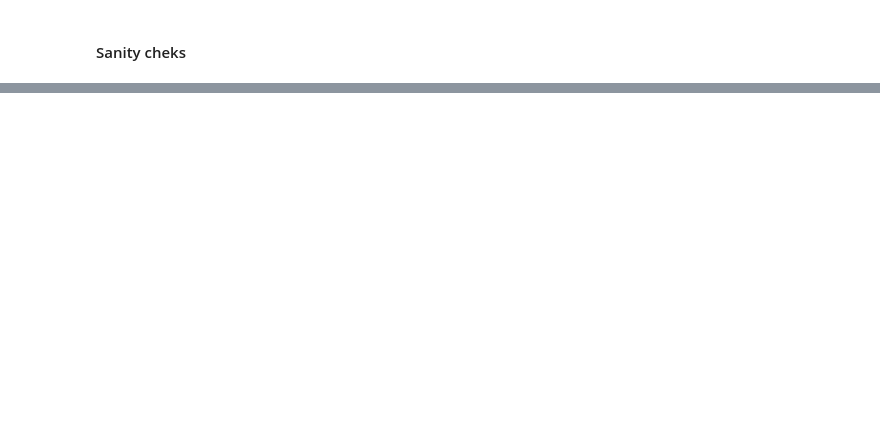
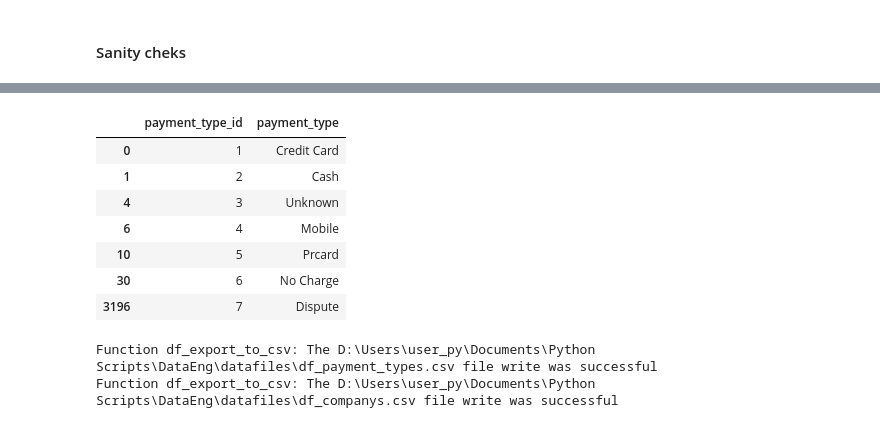
Before and after one commit to Jozsi-datEng/pyscripts, a Jupyter notebook: 06_eda_taxi_data_w8.ipynb, the cells around one changed output, grey strips where cells are left out. Cells and saved outputs as stored; diff of their text form; code cells hidden in the pictures; blank space fills up the shorter version.

```diff
--- a/06_eda_taxi_data_w8.ipynb
+++ b/06_eda_taxi_data_w8.ipynb
@@ -157,0 +313,53 @@ df_taxi_data.nlargest(5, "fare")
+# %%
+# First test
+# create sorted unique extract
+df_payment_types = df_taxi_data['payment_type'].drop_duplicates()
+df_payment_types.sort_values(ignore_index=True)
+
+# create dim table
+df_payment_types = pd.DataFrame(
+    {
+        'payment_type_id': range(1, len(df_payment_types)+1), # create range for ID
+        'payment_type': df_payment_types
+
+    }
+)
+
+df_payment_types
+# %% [output]
+|  | payment_type_id | payment_type |
+| 0 | 1 | Credit Card |
+| 1 | 2 | Cash |
+| 4 | 3 | Unknown |
+| 6 | 4 | Mobile |
+| 10 | 5 | Prcard |
+| 30 | 6 | No Charge |
+| 3196 | 7 | Dispute |
+# %%
+# define column & dim table names to generate
+ls_dim_names = [
+        ['payment_type', 'df_payment_types'],
+        ['company', 'df_companys']
+    ]
+
+# craete dim tables
+for ls_dim_names_row in ls_dim_names:
+    # generate unique extracts
+    df_dim_tmp = df_taxi_data[ls_dim_names_row[0]].drop_duplicates()
+    df_dim_tmp = df_dim_tmp.sort_values(ignore_index=True)
+
+    # create dim table
+    df_dim_tmp = pd.DataFrame(
+        {
+            f'{ls_dim_names_row[0]}_id': range(1, len(df_dim_tmp)+1), # create range for ID
+            ls_dim_names_row[0]: df_dim_tmp
+
+        }
+    )
+    # rename dataFrame
+    globals()[ls_dim_names_row[1]] = df_dim_tmp
+    s_path_dim = s_path_sep.join([s_base_path, s_dir_data, ls_dim_names_row[1]+'.csv'])
+    df_export_to_csv(df_dim_tmp, s_path_dim, s_dir_data)
+# %% [output]
+Function df_export_to_csv: The D:\Users\user_py\Documents\Python Scripts\DataEng\datafiles\df_payment_types.csv file write was successful
+Function df_export_to_csv: The D:\Users\user_py\Documents\Python Scripts\DataEng\datafiles\df_companys.csv file write was successful
```
Also changed, not shown: parts of 18 cells of this notebook, 3 other files.
